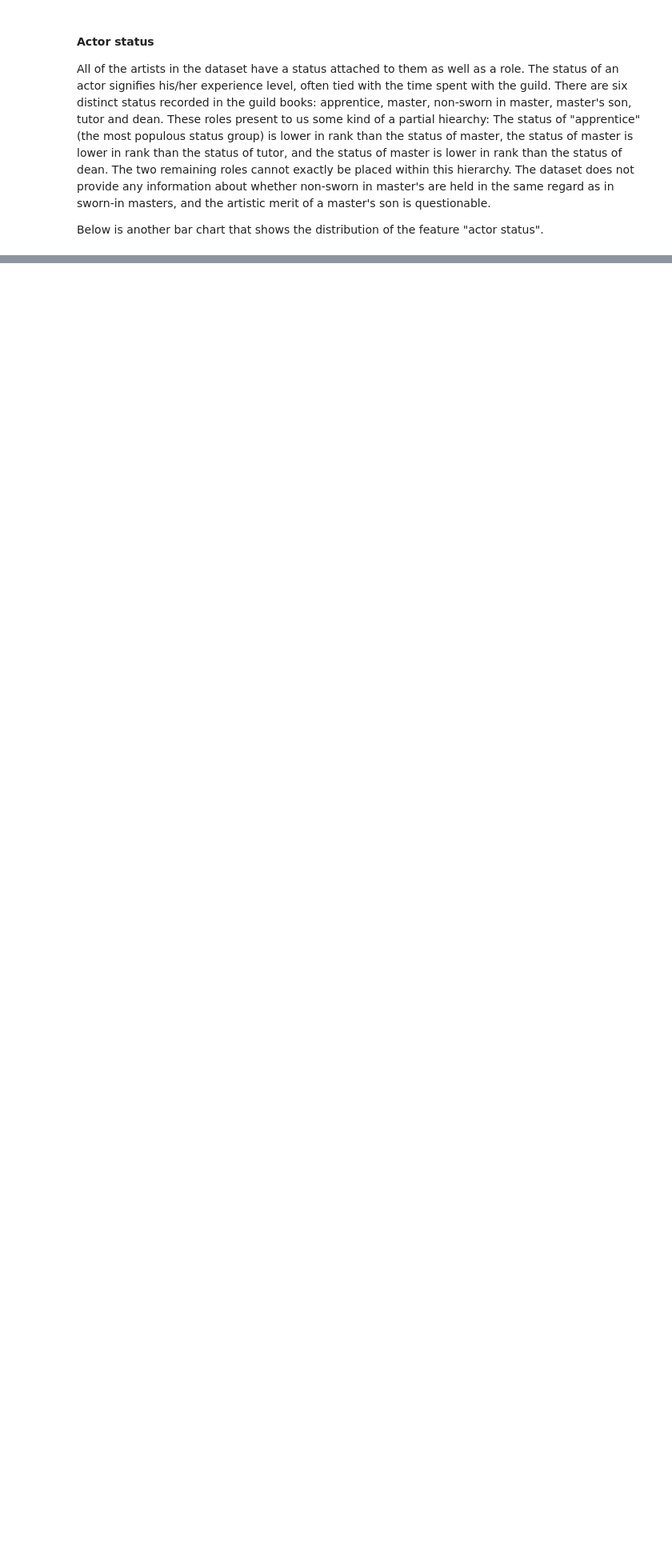
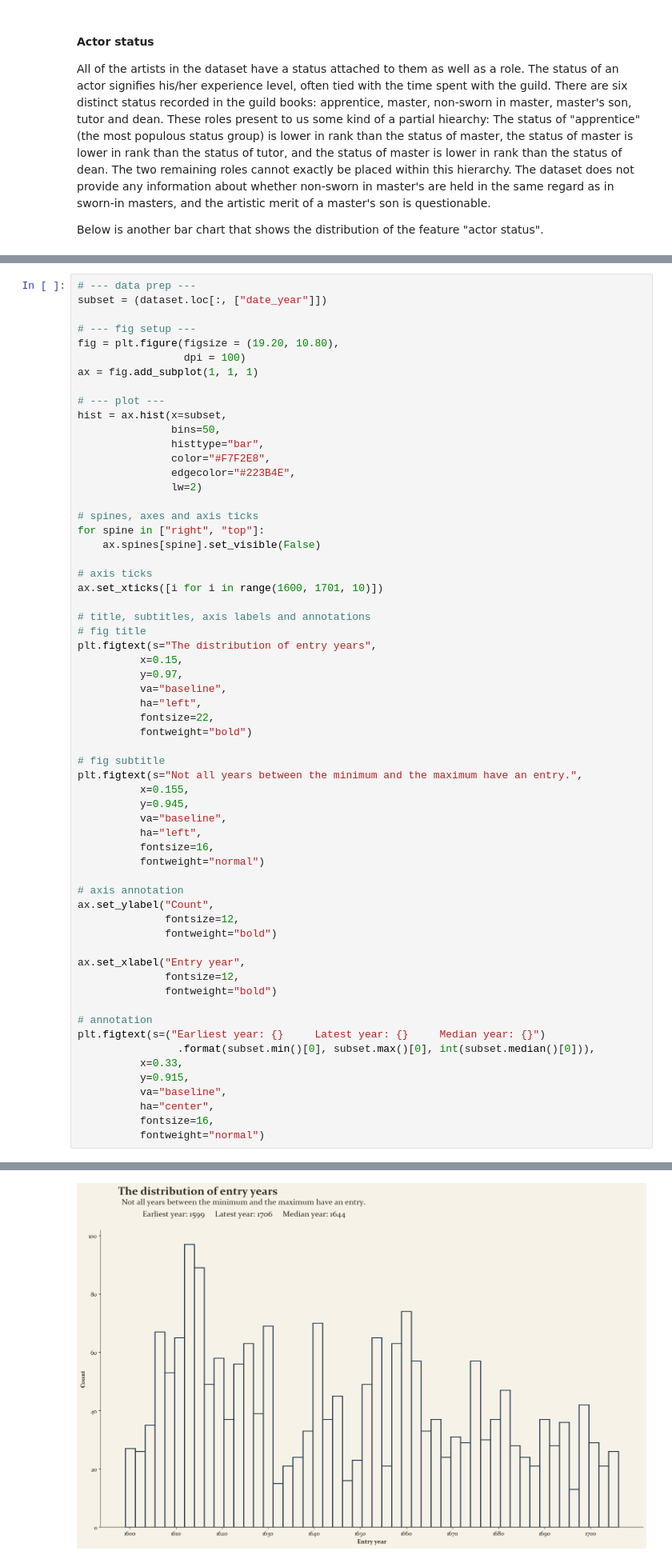
Before and after one commit to ejgenc/data-analysis_cornelia, a Jupyter notebook: notebooks/data-analysis.ipynb, the cells around one changed output, grey strips where cells are left out. Shown: that part at 80% size. Drawn from its saved outputs; the diff is of its cells as text; blank space fills up the shorter version.

Commit message:
Major work on 'data-analysis.ipynb.' Finished six data visualizations and did major work on the seventh one.

```diff
--- a/notebooks/data-analysis.ipynb
+++ b/notebooks/data-analysis.ipynb
@@ -305,0 +439,62 @@ subset
+# %%
+# --- data prep ---
+subset = (dataset.loc[:, ["date_year"]])
+
+# --- fig setup ---
+fig = plt.figure(figsize = (19.20, 10.80),
+                 dpi = 100)
+ax = fig.add_subplot(1, 1, 1)
+
+# --- plot ---
+hist = ax.hist(x=subset,
+               bins=50,
+               histtype="bar",
+               color="#F7F2E8",
+               edgecolor="#223B4E",
+               lw=2)
+
+# spines, axes and axis ticks
+for spine in ["right", "top"]:
+    ax.spines[spine].set_visible(False)
+
+# axis ticks
+ax.set_xticks([i for i in range(1600, 1701, 10)])
+
+# title, subtitles, axis labels and annotations
+# fig title
+plt.figtext(s="The distribution of entry years",
+          x=0.15,
+          y=0.97,
+          va="baseline",
+          ha="left",
+          fontsize=22,
+          fontweight="bold")
+
+# fig subtitle
+plt.figtext(s="Not all years between the minimum and the maximum have an entry.",
+          x=0.155,
+          y=0.945,
+          va="baseline",
+          ha="left",
+          fontsize=16,
+          fontweight="normal")
+
+# axis annotation
+ax.set_ylabel("Count",
+              fontsize=12,
+              fontweight="bold")
+
+ax.set_xlabel("Entry year",
+              fontsize=12,
+              fontweight="bold")
+
+# annotation
+plt.figtext(s=("Earliest year: {}     Latest year: {}     Median year: {}")
+                .format(subset.min()[0], subset.max()[0], int(subset.median()[0])),
+          x=0.33,
+          y=0.915,
+          va="baseline",
+          ha="center",
+          fontsize=16,
+          fontweight="normal")
+# %% [output]
@@ -305,0 +502 @@ subset
+[figure, added]
```
Also changed, not shown: parts of 17 cells of this notebook.
